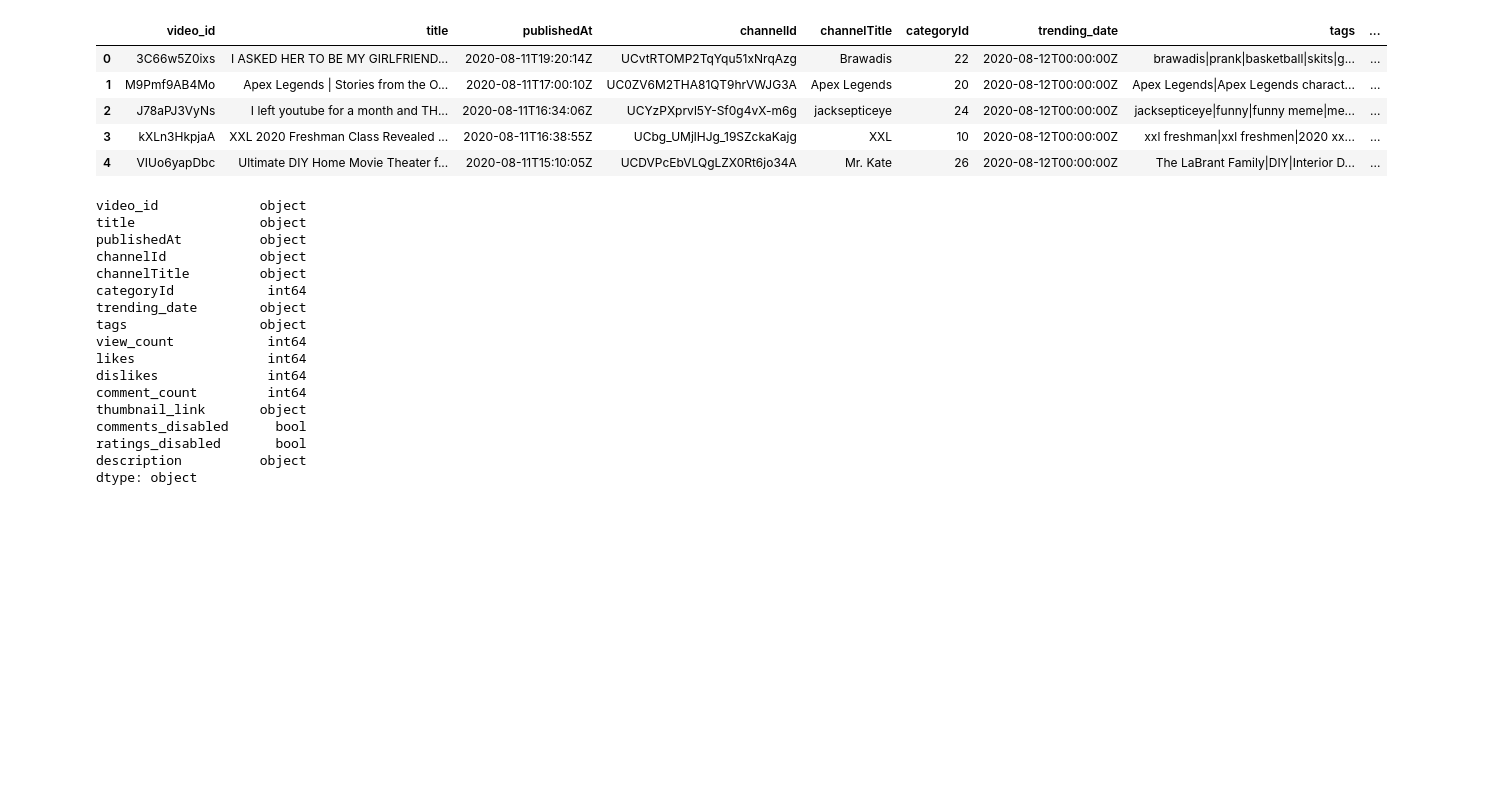
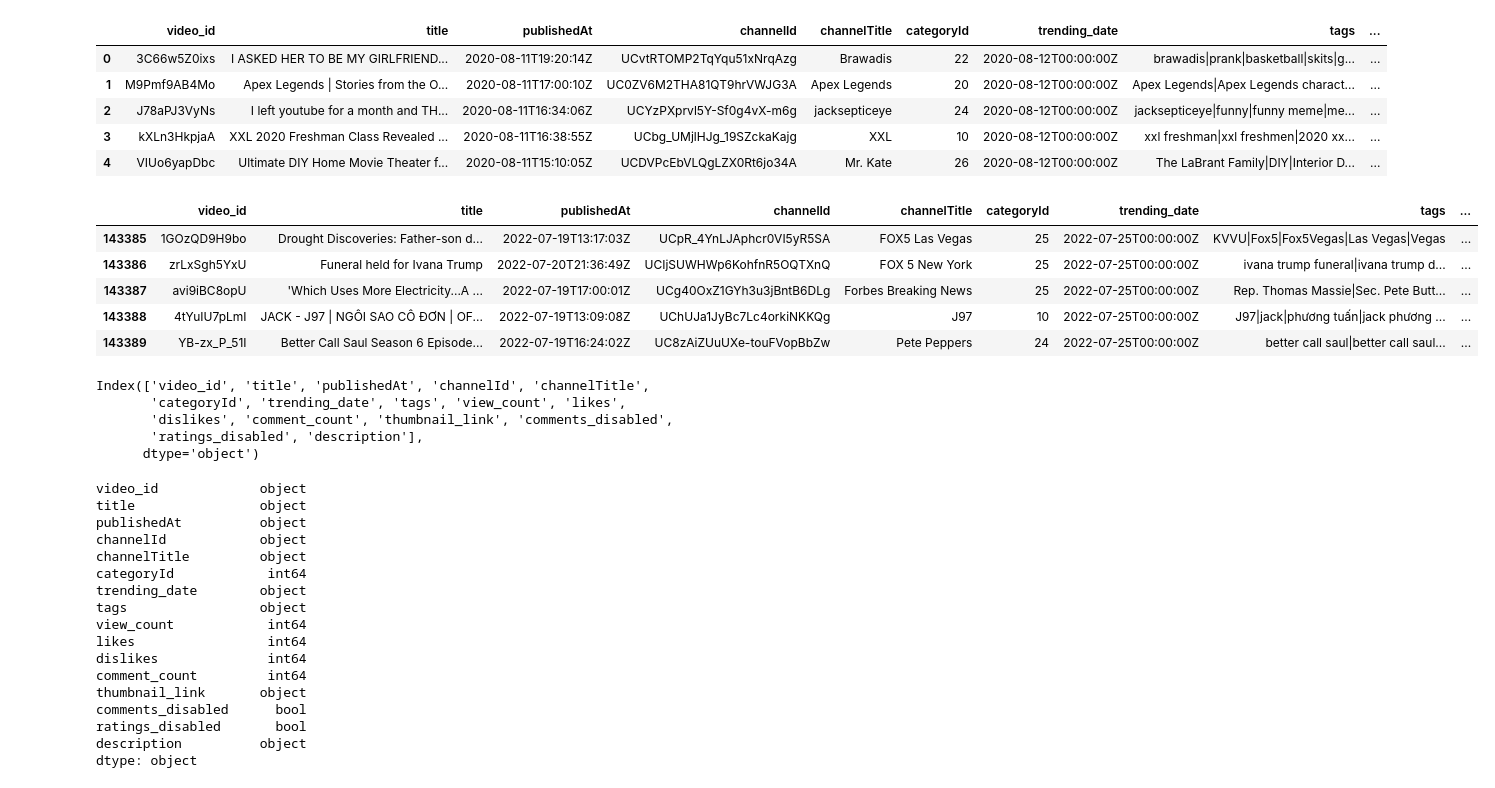
Before and after one commit to robertfben/Covid-Vs.-YouTube-Let-s-get-this-Bread, a Jupyter notebook: Bobby.ipynb, the cells around one changed output. Drawn from its saved outputs; the diff is of its cells as text; code cells hidden in the pictures; blank space fills up the shorter version.

```diff
--- a/Youtube_Dataset_Clean_Analysis_Demo.ipynb
+++ b/Bobby.ipynb
@@ -4,8 +4,13 @@ import pandas as pd
 import json
 #pip install --upgrade google-api-python-client google-auth-httplib2 google-auth-oauthlib
 # %%
+#Read CSV
 Youtube_Data = pd.read_csv('US_youtube_trending_data.csv')
 
+# Convert CSV to Data Frame
+Youtube_Data = pd.DataFrame(Youtube_Data)
+
+# preview Data Frame
 Youtube_Data.head()
 # %% [output]
 |  | video_id | title | publishedAt | channelId | channelTitle | categoryId | trending_date | tags | ... |
@@ -14,4 +19,22 @@ Youtube_Data.head()
 | 2 | J78aPJ3VyNs | I left youtube for a month and TH... | 2020-08-11T16:34:06Z | UCYzPXprvl5Y-Sf0g4vX-m6g | jacksepticeye | 24 | 2020-08-12T00:00:00Z | jacksepticeye|funny|funny meme|me... | ... |
 | 3 | kXLn3HkpjaA | XXL 2020 Freshman Class Revealed ... | 2020-08-11T16:38:55Z | UCbg_UMjlHJg_19SZckaKajg | XXL | 10 | 2020-08-12T00:00:00Z | xxl freshman|xxl freshmen|2020 xx... | ... |
 | 4 | VIUo6yapDbc | Ultimate DIY Home Movie Theater f... | 2020-08-11T15:10:05Z | UCDVPcEbVLQgLZX0Rt6jo34A | Mr. Kate | 26 | 2020-08-12T00:00:00Z | The LaBrant Family|DIY|Interior D... | ... |
+# %%
+# Preview last 5 rows of Data Frame
+Youtube_Data.tail()
+# %% [output]
+|  | video_id | title | publishedAt | channelId | channelTitle | categoryId | trending_date | tags | ... |
+| 143385 | 1GOzQD9H9bo | Drought Discoveries: Father-son d... | 2022-07-19T13:17:03Z | UCpR_4YnLJAphcr0VI5yR5SA | FOX5 Las Vegas | 25 | 2022-07-25T00:00:00Z | KVVU|Fox5|Fox5Vegas|Las Vegas|Vegas | ... |
+| 143386 | zrLxSgh5YxU | Funeral held for Ivana Trump | 2022-07-20T21:36:49Z | UCIjSUWHWp6KohfnR5OQTXnQ | FOX 5 New York | 25 | 2022-07-25T00:00:00Z | ivana trump funeral|ivana trump d... | ... |
+| 143387 | avi9iBC8opU | 'Which Uses More Electricity...A ... | 2022-07-19T17:00:01Z | UCg40OxZ1GYh3u3jBntB6DLg | Forbes Breaking News | 25 | 2022-07-25T00:00:00Z | Rep. Thomas Massie|Sec. Pete Butt... | ... |
+| 143388 | 4tYuIU7pLmI | JACK - J97 | NGÔI SAO CÔ ĐƠN | OF... | 2022-07-19T13:09:08Z | UChUJa1JyBc7Lc4orkiNKKQg | J97 | 10 | 2022-07-25T00:00:00Z | J97|jack|phương tuấn|jack phương ... | ... |
+| 143389 | YB-zx_P_51I | Better Call Saul Season 6 Episode... | 2022-07-19T16:24:02Z | UC8zAiZUuUXe-touFVopBbZw | Pete Peppers | 24 | 2022-07-25T00:00:00Z | better call saul|better call saul... | ... |
+# %%
+Youtube_Data.columns
+# %% [output]
+Index(['video_id', 'title', 'publishedAt', 'channelId', 'channelTitle',
+       'categoryId', 'trending_date', 'tags', 'view_count', 'likes',
+       'dislikes', 'comment_count', 'thumbnail_link', 'comments_disabled',
+       'ratings_disabled', 'description'],
+      dtype='object')
 # %%
```
Also changed, not shown: parts of 4 cells of this notebook.
